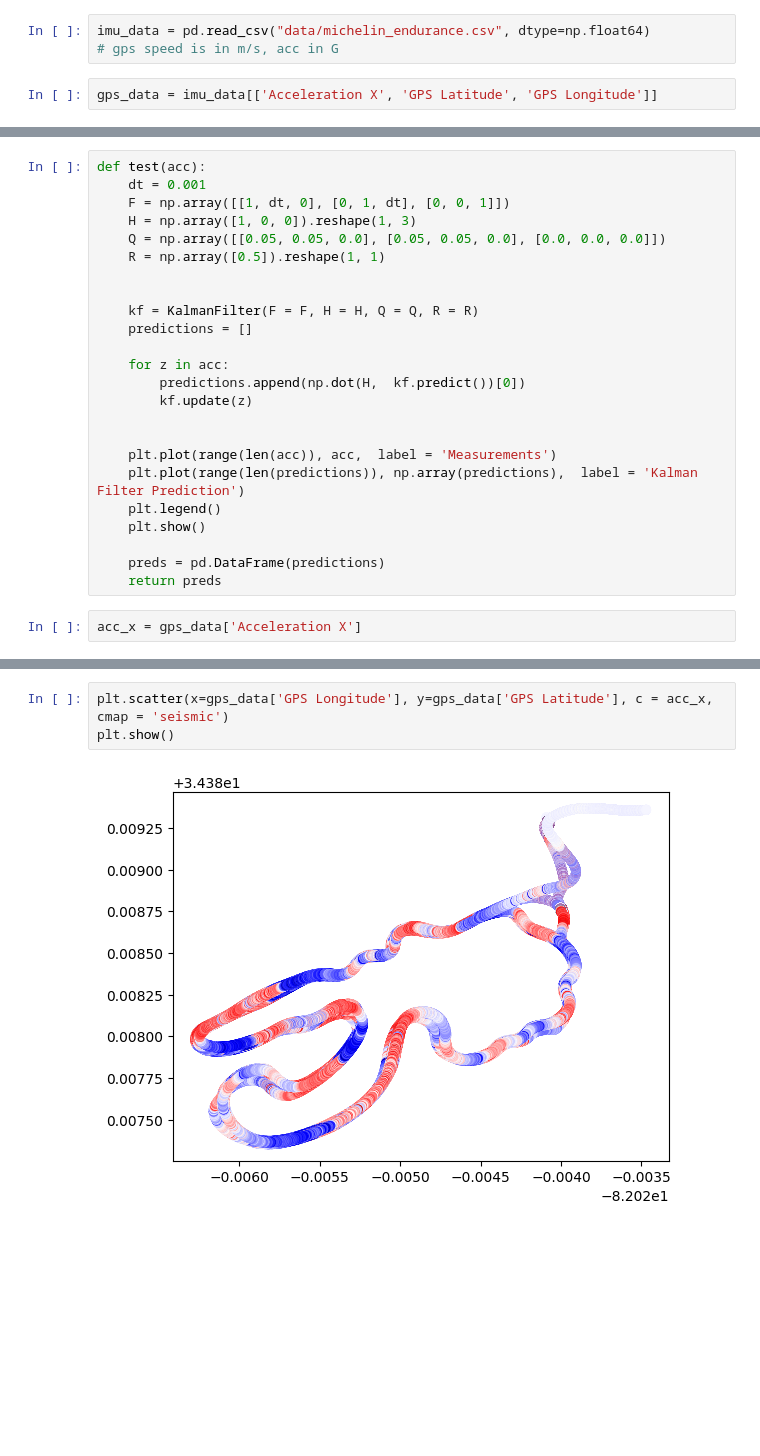
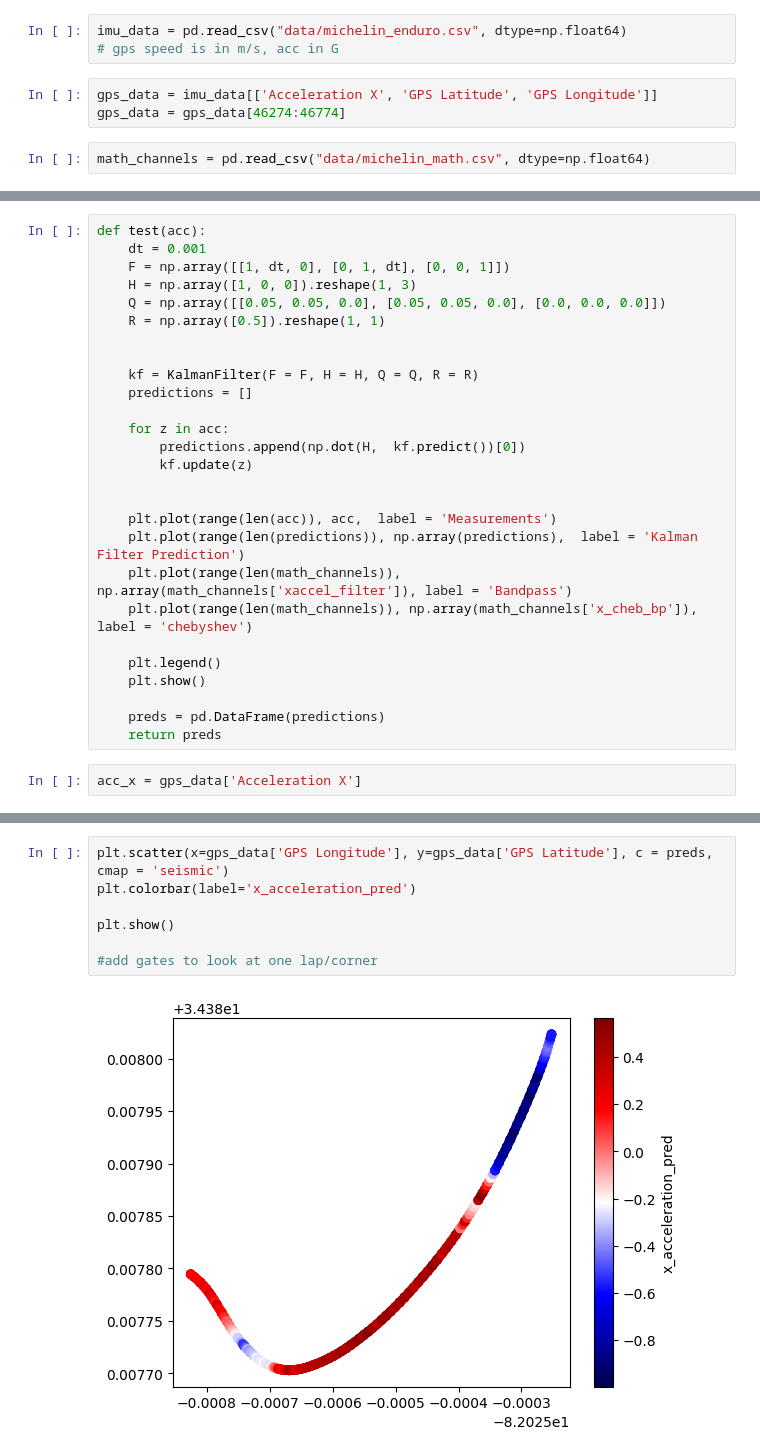
Before and after one commit to nkorrapa/wft_filtering, a Jupyter notebook: imu_filter.ipynb, the cells around one changed output, grey strips where cells are left out. Cells and saved outputs as stored; diff of their text form; blank space fills up the shorter version.

Commit message:
added motec filters

```diff
--- a/imu_filter.ipynb
+++ b/imu_filter.ipynb
@@ -3,10 +3,13 @@ import numpy as np
 import matplotlib.pyplot as plt
 import pandas as pd
 # %%
-imu_data = pd.read_csv("data/michelin_endurance.csv", dtype=np.float64)
+imu_data = pd.read_csv("data/michelin_enduro.csv", dtype=np.float64)
 # gps speed is in m/s, acc in G
 # %%
 gps_data = imu_data[['Acceleration X', 'GPS Latitude', 'GPS Longitude']]
+gps_data = gps_data[46274:46774]
+# %%
+math_channels = pd.read_csv("data/michelin_math.csv", dtype=np.float64)
 # %%
 class KalmanFilter(object):
     def __init__(self, F = None, B = None, H = None, Q = None, R = None, P = None, x0 = None):
@@ -57,6 +60,9 @@ def test(acc):
 
 	plt.plot(range(len(acc)), acc,  label = 'Measurements')
 	plt.plot(range(len(predictions)), np.array(predictions),  label = 'Kalman Filter Prediction')
+	plt.plot(range(len(math_channels)), np.array(math_channels['xaccel_filter']), label = 'Bandpass')
+	plt.plot(range(len(math_channels)), np.array(math_channels['x_cheb_bp']), label = 'chebyshev')
+
 	plt.legend()
 	plt.show()
 
@@ -71,5 +85,9 @@ preds= test(acc_x)
 # %%
-plt.scatter(x=gps_data['GPS Longitude'], y=gps_data['GPS Latitude'], c = acc_x, cmap = 'seismic')
+plt.scatter(x=gps_data['GPS Longitude'], y=gps_data['GPS Latitude'], c = preds, cmap = 'seismic')
+plt.colorbar(label='x_acceleration_pred')
+
 plt.show()
+
+#add gates to look at one lap/corner
 # %% [output]
-[figure, old version]
+[figure, new version]
```
Also changed, not shown: parts of 3 cells of this notebook, 2 other files.
